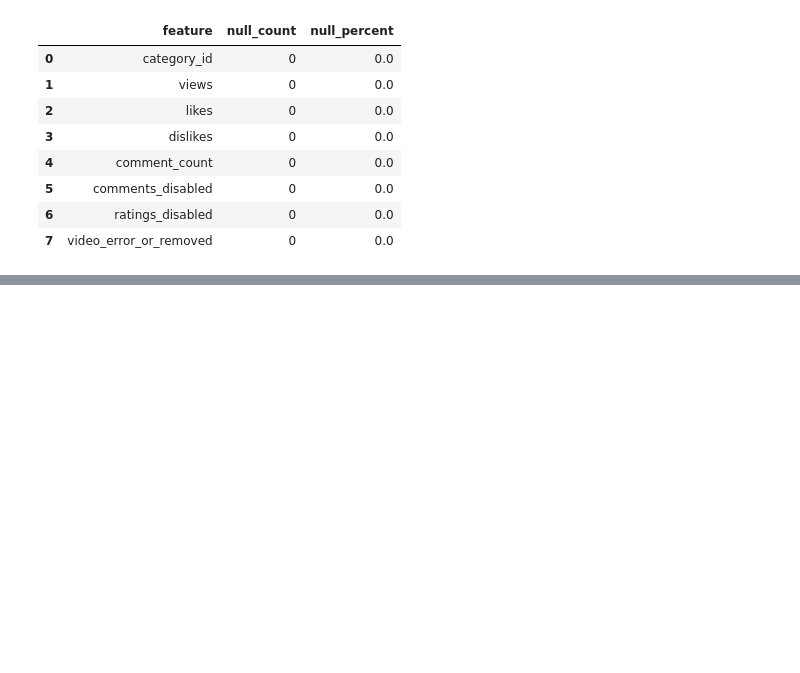
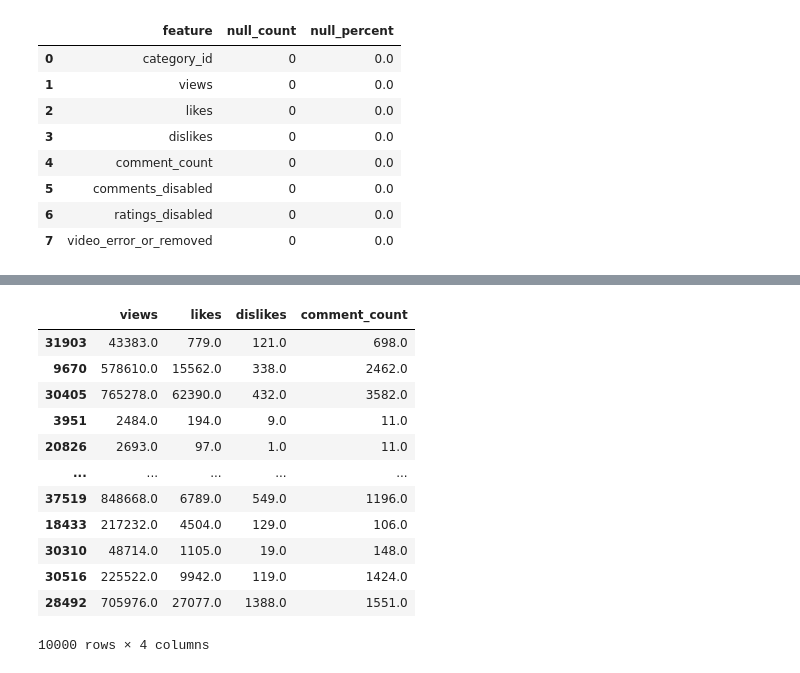
Before and after one commit to ashen007/youtube_trending, a Jupyter notebook: trending.ipynb, the cells around one changed output, grey strips where cells are left out. Saved outputs shown, nothing was run; the diff lists cells and outputs as text; code cells hidden in the pictures; blank space fills up the shorter version.

```diff
--- a/trending.ipynb
+++ b/trending.ipynb
@@ -235,0 +263,21 @@ plt.show()
+# %%
+# filling values scikit-learn
+num_cols = ['views','likes','dislikes','comment_count']
+imp = SimpleImputer(missing_values=np.nan,
+                    strategy='mean')
+df_sample[num_cols] = imp.fit_transform(df_sample[num_cols])
+df_sample[num_cols]
+# %% [output]
+|  | views | likes | dislikes | comment_count |
+| 31903 | 43383.0 | 779.0 | 121.0 | 698.0 |
+| 9670 | 578610.0 | 15562.0 | 338.0 | 2462.0 |
+| 30405 | 765278.0 | 62390.0 | 432.0 | 3582.0 |
+| 3951 | 2484.0 | 194.0 | 9.0 | 11.0 |
+| 20826 | 2693.0 | 97.0 | 1.0 | 11.0 |
+| ... | ... | ... | ... | ... |
+| 37519 | 848668.0 | 6789.0 | 549.0 | 1196.0 |
+| 18433 | 217232.0 | 4504.0 | 129.0 | 106.0 |
+| 30310 | 48714.0 | 1105.0 | 19.0 | 148.0 |
+| 30516 | 225522.0 | 9942.0 | 119.0 | 1424.0 |
+| 28492 | 705976.0 | 27077.0 | 1388.0 | 1551.0 |
+10000 rows × 4 columns
```
Also changed, not shown: parts of 6 cells of this notebook.
